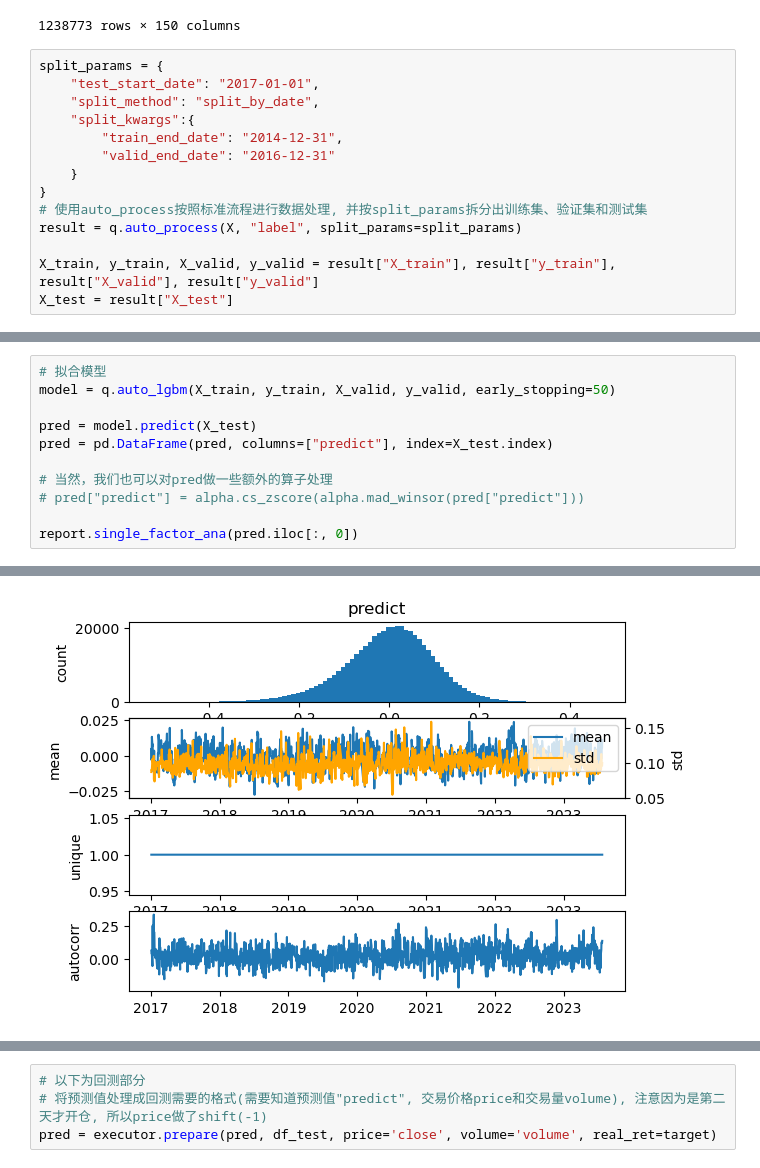
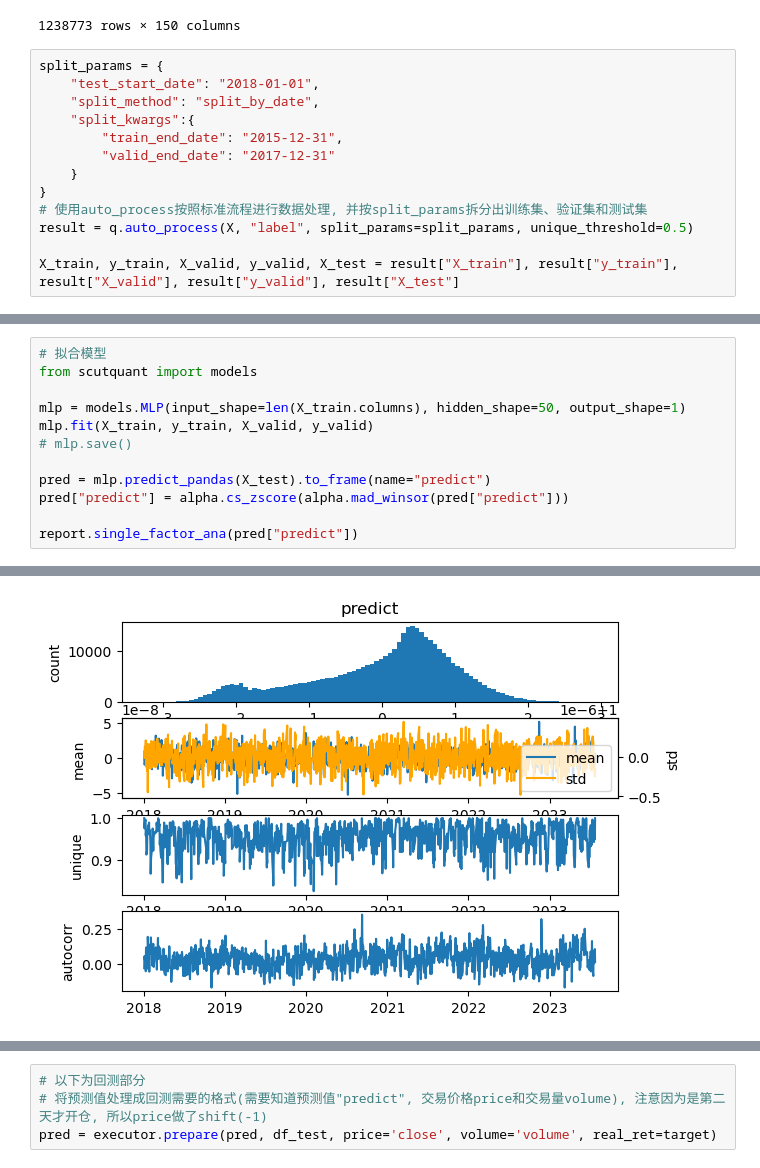
Before and after one commit to HaoningChen/scutquant, a Jupyter notebook: 实践案例/tutorial.ipynb, the cells around one changed output, grey strips where cells are left out. Saved outputs shown, nothing was run; the diff lists cells and outputs as text.

```diff
--- a/实践案例/tutorial.ipynb
+++ b/实践案例/tutorial.ipynb
@@ -64,18 +64,17 @@ X
 1238773 rows × 150 columns
 # %%
 split_params = {
-    "test_start_date": "2017-01-01",
+    "test_start_date": "2018-01-01",
     "split_method": "split_by_date",
     "split_kwargs":{
-        "train_end_date": "2014-12-31",
-        "valid_end_date": "2016-12-31"
+        "train_end_date": "2015-12-31",
+        "valid_end_date": "2017-12-31"
     }
 }
 # 使用auto_process按照标准流程进行数据处理, 并按split_params拆分出训练集、验证集和测试集
-result = q.auto_process(X, "label", split_params=split_params)
+result = q.auto_process(X, "label", split_params=split_params, unique_threshold=0.5)
 
-X_train, y_train, X_valid, y_valid = result["X_train"], result["y_train"], result["X_valid"], result["y_valid"]
-X_test = result["X_test"]
+X_train, y_train, X_valid, y_valid, X_test = result["X_train"], result["y_train"], result["X_valid"], result["y_valid"], result["X_test"]
 # %% [output]
 <class 'pandas.core.frame.DataFrame'>
 MultiIndex: 1238773 entries, (Timestamp('2006-01-04 00:00:00'), '000001.SZ') to (Timestamp('2023-07-25 00:00:00'), '688981.SH')
@@ -94,13 +93,14 @@ split data done
 all works done
 # %%
 # 拟合模型
-model = q.auto_lgbm(X_train, y_train, X_valid, y_valid, early_stopping=50)
+from scutquant import models
 
-pred = model.predict(X_test)
-pred = pd.DataFrame(pred, columns=["predict"], index=X_test.index)
+mlp = models.MLP(input_shape=len(X_train.columns), hidden_shape=50, output_shape=1)
+mlp.fit(X_train, y_train, X_valid, y_valid)
+# mlp.save()
 
-# 当然，我们也可以对pred做一些额外的算子处理
-# pred["predict"] = alpha.cs_zscore(alpha.mad_winsor(pred["predict"]))
+pred = mlp.predict_pandas(X_test).to_frame(name="predict")
+pred["predict"] = alpha.cs_zscore(alpha.mad_winsor(pred["predict"]))
 
-report.single_factor_ana(pred.iloc[:, 0])
+report.single_factor_ana(pred["predict"])
 # %% [output]
@@ -124,4 +117,4 @@ Early stopping, best iteration is:
-[figure, old version]
+[figure, new version]
 # %%
 df_test = df[df.index.isin(pred.index)]
 target = df_test["label"]  # 真实收益率
```
Also changed, not shown: parts of 5 cells of this notebook.
